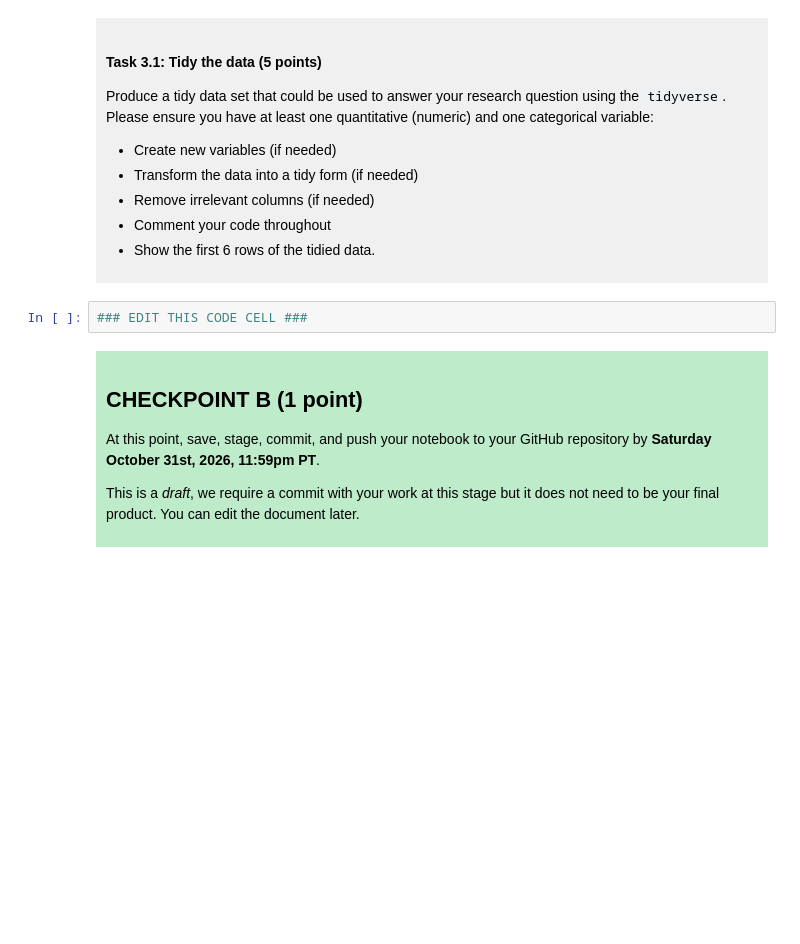
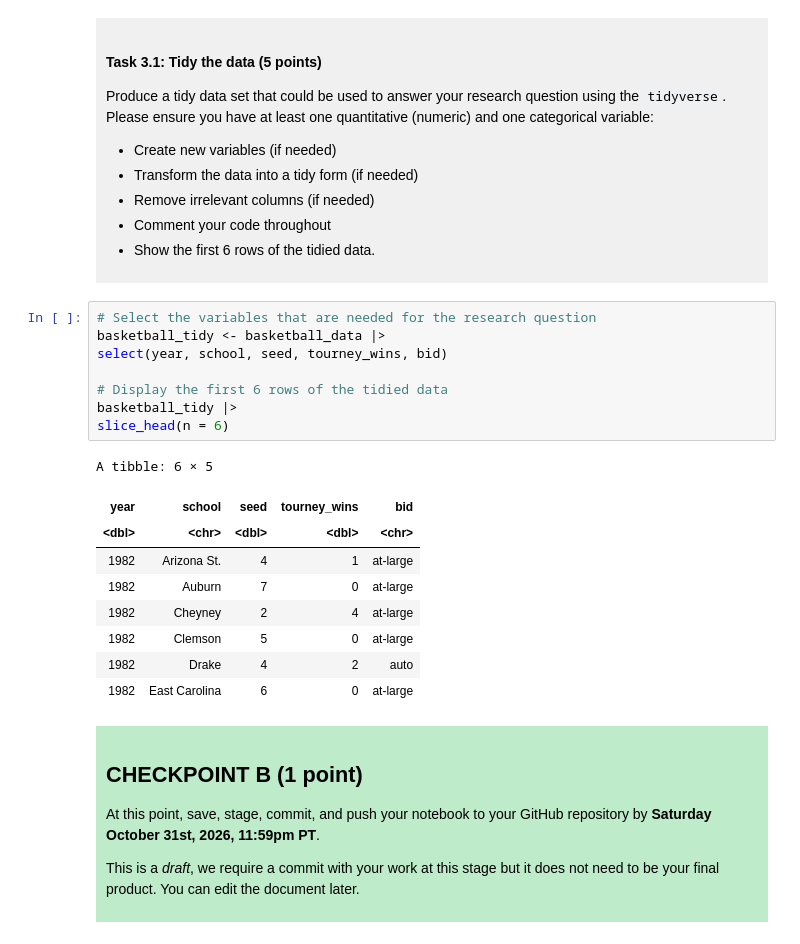
Before and after one commit to tanrozg-cyber/dsci-100-project-tanroz-gill, a Jupyter notebook: dsci-100-project-notebook.ipynb, the cells around one changed output. Saved outputs shown, nothing was run; the diff lists cells and outputs as text; blank space fills up the shorter version.

Commit message:
Completed Task 3.1 - Tidied basketball data

```diff
--- a/dsci-100-project-notebook.ipynb
+++ b/dsci-100-project-notebook.ipynb
@@ -221,7 +221,23 @@ Produce a tidy data set that could be used to answer your research question usin
 
 </div>
 # %%
-### EDIT THIS CODE CELL ###
+# Select the variables that are needed for the research question
+basketball_tidy <- basketball_data |>
+select(year, school, seed, tourney_wins, bid)
+
+# Display the first 6 rows of the tidied data
+basketball_tidy |>
+slice_head(n = 6)
+# %% [output]
+A tibble: 6 × 5
+| year | school | seed | tourney_wins | bid |
+| <dbl> | <chr> | <dbl> | <dbl> | <chr> |
+| 1982 | Arizona St. | 4 | 1 | at-large |
+| 1982 | Auburn | 7 | 0 | at-large |
+| 1982 | Cheyney | 2 | 4 | at-large |
+| 1982 | Clemson | 5 | 0 | at-large |
+| 1982 | Drake | 4 | 2 | auto |
+| 1982 | East Carolina | 6 | 0 | at-large |
 # %% [markdown]
 <div style="background-color: #beebca; padding: 10px;">
 
```
